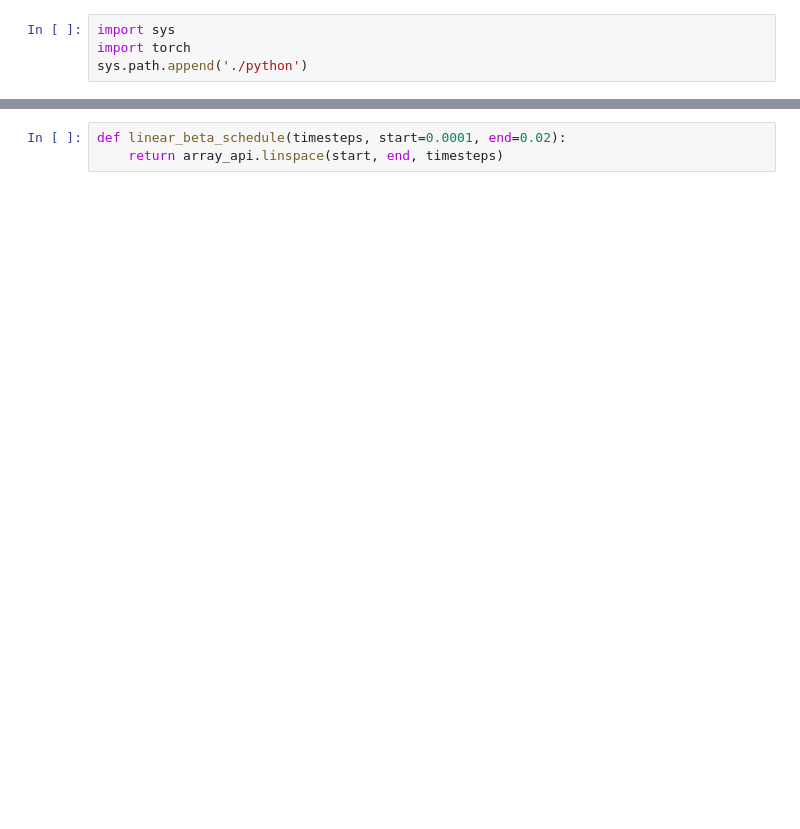
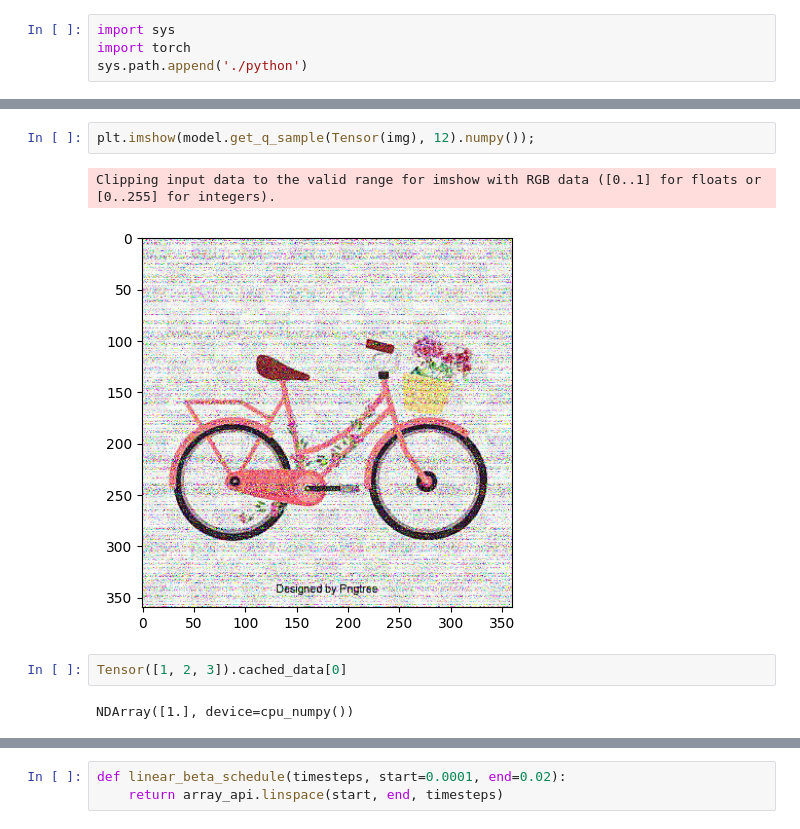
Before and after one commit to Edyarich/dlsystems-final-project, a Jupyter notebook: forward.ipynb, the cells around one changed output, grey strips where cells are left out. Cells and saved outputs as stored; diff of their text form; blank space fills up the shorter version.

```diff
--- a/forward.ipynb
+++ b/forward.ipynb
@@ -7,0 +29,9 @@ from needle import array_api
+# %%
+plt.imshow(model.get_q_sample(Tensor(img), 12).numpy());
+# %% [output]
+Clipping input data to the valid range for imshow with RGB data ([0..1] for floats or [0..255] for integers).
+[figure, added]
+# %%
+Tensor([1, 2, 3]).cached_data[0]
+# %% [output]
+NDArray([1.], device=cpu_numpy())
```
Also changed, not shown: parts of 13 cells of this notebook, 38 other files.
